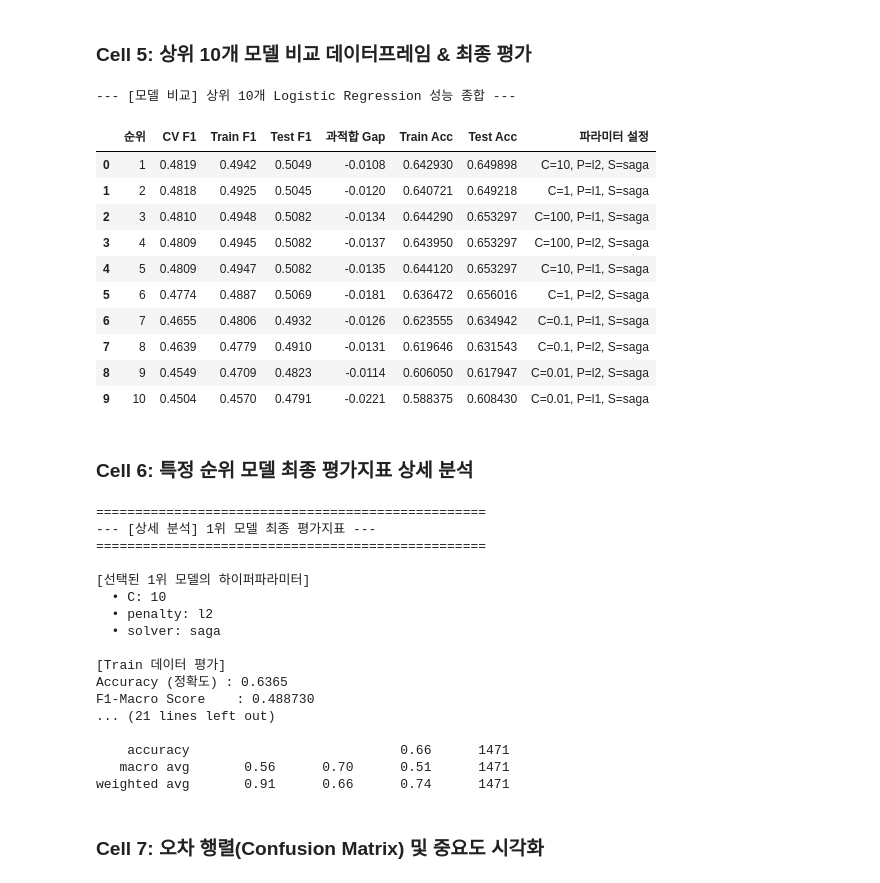
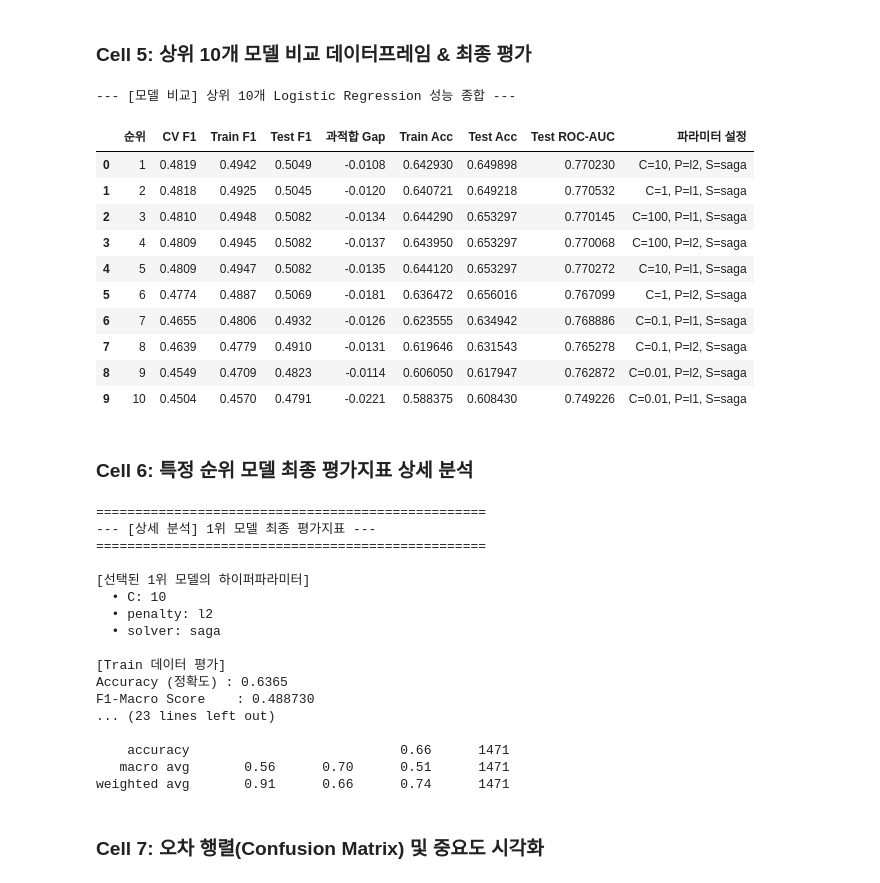
Before and after one commit to kzming2007/Catholic_ML_final_project, a Jupyter notebook: notebooks/03_2_Classification_LogisticRegression.ipynb, the cells around one changed output. Saved outputs shown, nothing was run; the diff lists cells and outputs as text; code cells hidden in the pictures.

```diff
--- a/notebooks/03_2_Classification_LogisticRegression.ipynb
+++ b/notebooks/03_2_Classification_LogisticRegression.ipynb
@@ -160,46 +160,53 @@ for index, row in top_models.iterrows():
     y_train_pred = model.predict(X_train_scaled)
     y_test_pred = model.predict(X_test_scaled)
 
+    # ROC-AUC를 계산하기 위한 확률(Probability) 예측
+    y_test_prob = model.predict_proba(X_test_scaled)[:, 1]
+
     # 평가지표 계산
     train_f1 = f1_score(y_train, y_train_pred, average='macro')
     test_f1 = f1_score(y_test, y_test_pred, average='macro')
     train_acc = accuracy_score(y_train, y_train_pred)
     test_acc = accuracy_score(y_test, y_test_pred)
+
+    # ROC-AUC 점수 계산
+    test_roc_auc = roc_auc_score(y_test, y_test_prob)
 
     # 파라미터 설정을 간소화된 문자열로 변환
     c_val = params.get('lr__C', '-')
     pen_val = params.get('lr__penalty', '-')
     sol_val = params.get('lr__solver', '-')
     param_short = f"C={c_val}, P={pen_val}, S={sol_val}"
 
     # 결과 저장
     comparison_data.append({
         '순위': rank,
         'CV F1': round(cv_f1, 4),
         'Train F1': round(train_f1, 4),
         'Test F1': round(test_f1, 4),
         '과적합 Gap': round(train_f1 - test_f1, 4),
         'Train Acc': round(train_acc, 6),
         'Test Acc': round(test_acc, 6),
+        'Test ROC-AUC': round(test_roc_auc, 6), # <--- Test Acc 옆에 추가된 부분
         '파라미터 설정': param_short
     })
 
 # 3. 비교 결과를 데이터프레임으로 출력
 comparison_df = pd.DataFrame(comparison_data)
 display(comparison_df)
 # %% [output]
 --- [모델 비교] 상위 10개 Logistic Regression 성능 종합 ---
-|  | 순위 | CV F1 | Train F1 | Test F1 | 과적합 Gap | Train Acc | Test Acc | 파라미터 설정 |
-| 0 | 1 | 0.4819 | 0.4942 | 0.5049 | -0.0108 | 0.642930 | 0.649898 | C=10, P=l2, S=saga |
-| 1 | 2 | 0.4818 | 0.4925 | 0.5045 | -0.0120 | 0.640721 | 0.649218 | C=1, P=l1, S=saga |
-| 2 | 3 | 0.4810 | 0.4948 | 0.5082 | -0.0134 | 0.644290 | 0.653297 | C=100, P=l1, S=saga |
-| 3 | 4 | 0.4809 | 0.4945 | 0.5082 | -0.0137 | 0.643950 | 0.653297 | C=100, P=l2, S=saga |
-| 4 | 5 | 0.4809 | 0.4947 | 0.5082 | -0.0135 | 0.644120 | 0.653297 | C=10, P=l1, S=saga |
-| 5 | 6 | 0.4774 | 0.4887 | 0.5069 | -0.0181 | 0.636472 | 0.656016 | C=1, P=l2, S=saga |
-| 6 | 7 | 0.4655 | 0.4806 | 0.4932 | -0.0126 | 0.623555 | 0.634942 | C=0.1, P=l1, S=saga |
-| 7 | 8 | 0.4639 | 0.4779 | 0.4910 | -0.0131 | 0.619646 | 0.631543 | C=0.1, P=l2, S=saga |
-| 8 | 9 | 0.4549 | 0.4709 | 0.4823 | -0.0114 | 0.606050 | 0.617947 | C=0.01, P=l2, S=saga |
-| 9 | 10 | 0.4504 | 0.4570 | 0.4791 | -0.0221 | 0.588375 | 0.608430 | C=0.01, P=l1, S=saga |
+|  | 순위 | CV F1 | Train F1 | Test F1 | 과적합 Gap | Train Acc | Test Acc | Test ROC-AUC | 파라미터 설정 |
+| 0 | 1 | 0.4819 | 0.4942 | 0.5049 | -0.0108 | 0.642930 | 0.649898 | 0.770230 | C=10, P=l2, S=saga |
+| 1 | 2 | 0.4818 | 0.4925 | 0.5045 | -0.0120 | 0.640721 | 0.649218 | 0.770532 | C=1, P=l1, S=saga |
+| 2 | 3 | 0.4810 | 0.4948 | 0.5082 | -0.0134 | 0.644290 | 0.653297 | 0.770145 | C=100, P=l1, S=saga |
+| 3 | 4 | 0.4809 | 0.4945 | 0.5082 | -0.0137 | 0.643950 | 0.653297 | 0.770068 | C=100, P=l2, S=saga |
+| 4 | 5 | 0.4809 | 0.4947 | 0.5082 | -0.0135 | 0.644120 | 0.653297 | 0.770272 | C=10, P=l1, S=saga |
+| 5 | 6 | 0.4774 | 0.4887 | 0.5069 | -0.0181 | 0.636472 | 0.656016 | 0.767099 | C=1, P=l2, S=saga |
+| 6 | 7 | 0.4655 | 0.4806 | 0.4932 | -0.0126 | 0.623555 | 0.634942 | 0.768886 | C=0.1, P=l1, S=saga |
+| 7 | 8 | 0.4639 | 0.4779 | 0.4910 | -0.0131 | 0.619646 | 0.631543 | 0.765278 | C=0.1, P=l2, S=saga |
+| 8 | 9 | 0.4549 | 0.4709 | 0.4823 | -0.0114 | 0.606050 | 0.617947 | 0.762872 | C=0.01, P=l2, S=saga |
+| 9 | 10 | 0.4504 | 0.4570 | 0.4791 | -0.0221 | 0.588375 | 0.608430 | 0.749226 | C=0.01, P=l1, S=saga |
 # %% [markdown]
 ### Cell 6: 특정 순위 모델 최종 평가지표 상세 분석
 # %%
@@ -228,26 +235,29 @@ selected_model = ImbPipeline([
 ])
 selected_model.fit(X_train_scaled, y_train)
 
-# 3. 예측 수행
+# 3. 예측 수행 (Train 확률 계산 추가)
 y_train_pred_selected = selected_model.predict(X_train_scaled)
+y_train_prob_selected = selected_model.predict_proba(X_train_scaled)[:, 1] # <--- Train 확률 예측 추가
 y_test_pred_selected = selected_model.predict(X_test_scaled)
 y_test_prob_selected = selected_model.predict_proba(X_test_scaled)[:, 1]
 
-# 4. 평가지표 출력 함수
-def print_metrics(y_true, y_pred, dataset_name):
+# 4. 평가지표 출력 함수 (y_prob 인자 추가)
+def print_metrics(y_true, y_pred, y_prob, dataset_name):
     acc = accuracy_score(y_true, y_pred)
     f1_macro = f1_score(y_true, y_pred, average='macro')
+    roc_auc = roc_auc_score(y_true, y_prob) # <--- ROC-AUC 점수 계산
 
     print(f"\n[{dataset_name} 데이터 평가]")
     print(f"Accuracy (정확도) : {acc:.4f}")
     print(f"F1-Macro Score    : {f1_macro:.6f}")
+    print(f"ROC-AUC Score     : {roc_auc:.6f}") # <--- ROC-AUC 출력 추가
 
     print(f"\n[{dataset_name} 상세 분류 리포트]")
     print(classification_report(y_true, y_pred, target_names=['0 (Normal)', '1 (Failure)']))
 
 # 5. Train / Test 결과 출력
-print_metrics(y_train, y_train_pred_selected, "Train")
-print_metrics(y_test, y_test_pred_selected, "Test")
+print_metrics(y_train, y_train_pred_selected, y_train_prob_selected, "Train")
+print_metrics(y_test, y_test_pred_selected, y_test_prob_selected, "Test")
 
 y_test_pred = y_test_pred_selected
 y_test_prob = y_test_prob_selected
@@ -264,7 +274,7 @@ y_test_prob = y_test_prob_selected
 [Train 데이터 평가]
 Accuracy (정확도) : 0.6365
 F1-Macro Score    : 0.488730
-... (21 lines left out)
+... (23 lines left out)
 
     accuracy                           0.66      1471
    macro avg       0.56      0.70      0.51      1471
```
Also changed, not shown: parts of 2 cells of this notebook, 2 other files.
